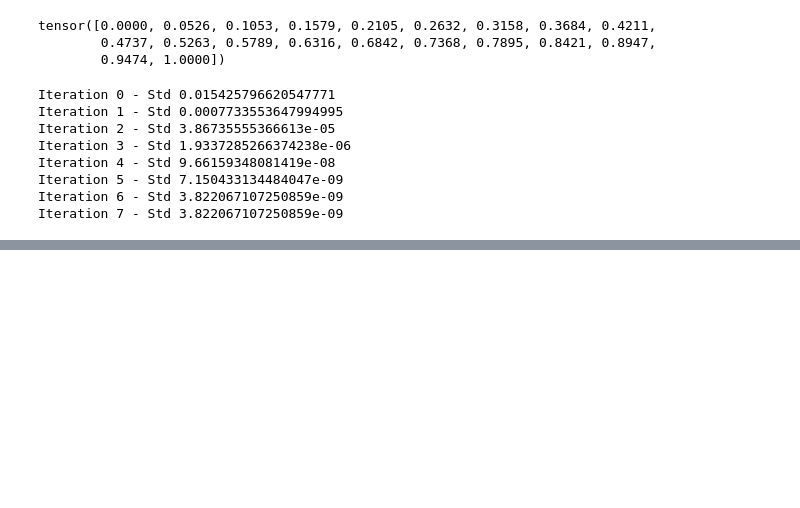
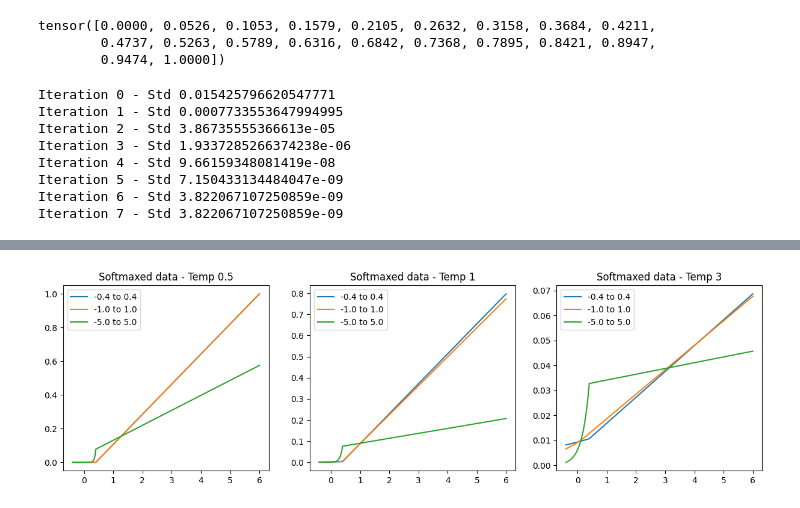
Before and after one commit to bobcowher/llm_course_mike_x_cohen, a Jupyter notebook: Part2_LargeLanguageModels/build/exercises/PlayingWithMultinomial.ipynb, the cells around one changed output, grey strips where cells are left out. Drawn from its saved outputs; the diff is of its cells as text; code cells hidden in the pictures; blank space fills up the shorter version.

```diff
--- a/Part2_LargeLanguageModels/build/exercises/PlayingWithMultinomial.ipynb
+++ b/Part2_LargeLanguageModels/build/exercises/PlayingWithMultinomial.ipynb
@@ -65,0 +91,13 @@ tensor([0.0290, 0.0305, 0.0322, 0.0339, 0.0358, 0.0377, 0.0397, 0.0419, 0.0441,
+# %%
+num_plots = len(small_set_softmax)
+
+fig, ax = plt.subplots(1, num_plots, figsize=(15, 4))
+
+for i, temp in enumerate(temps):
+    ax[i].plot(small_set, small_set_softmax[i], label=f"-0.4 to 0.4")
+    ax[i].plot(small_set, medium_set_softmax[i], label=f"-1.0 to 1.0")
+    ax[i].plot(small_set, large_set_softmax[i], label=f"-5.0 to 5.0")
+    ax[i].set_title(f"Softmaxed data - Temp {temp}")
+    ax[i].legend()
+# %% [output]
+[figure, added]
```
Also changed, not shown: parts of 3 cells of this notebook, 7 other files.
